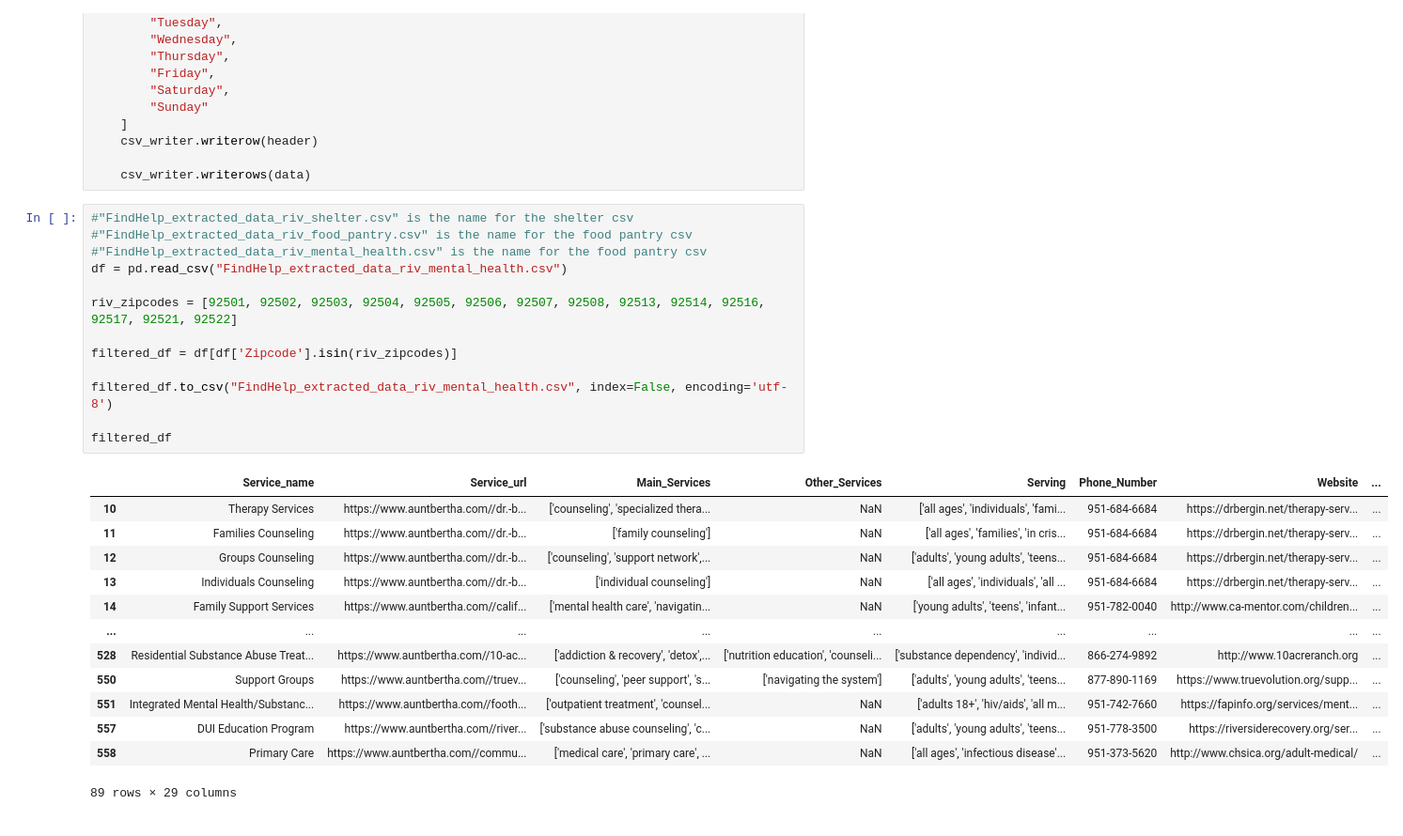
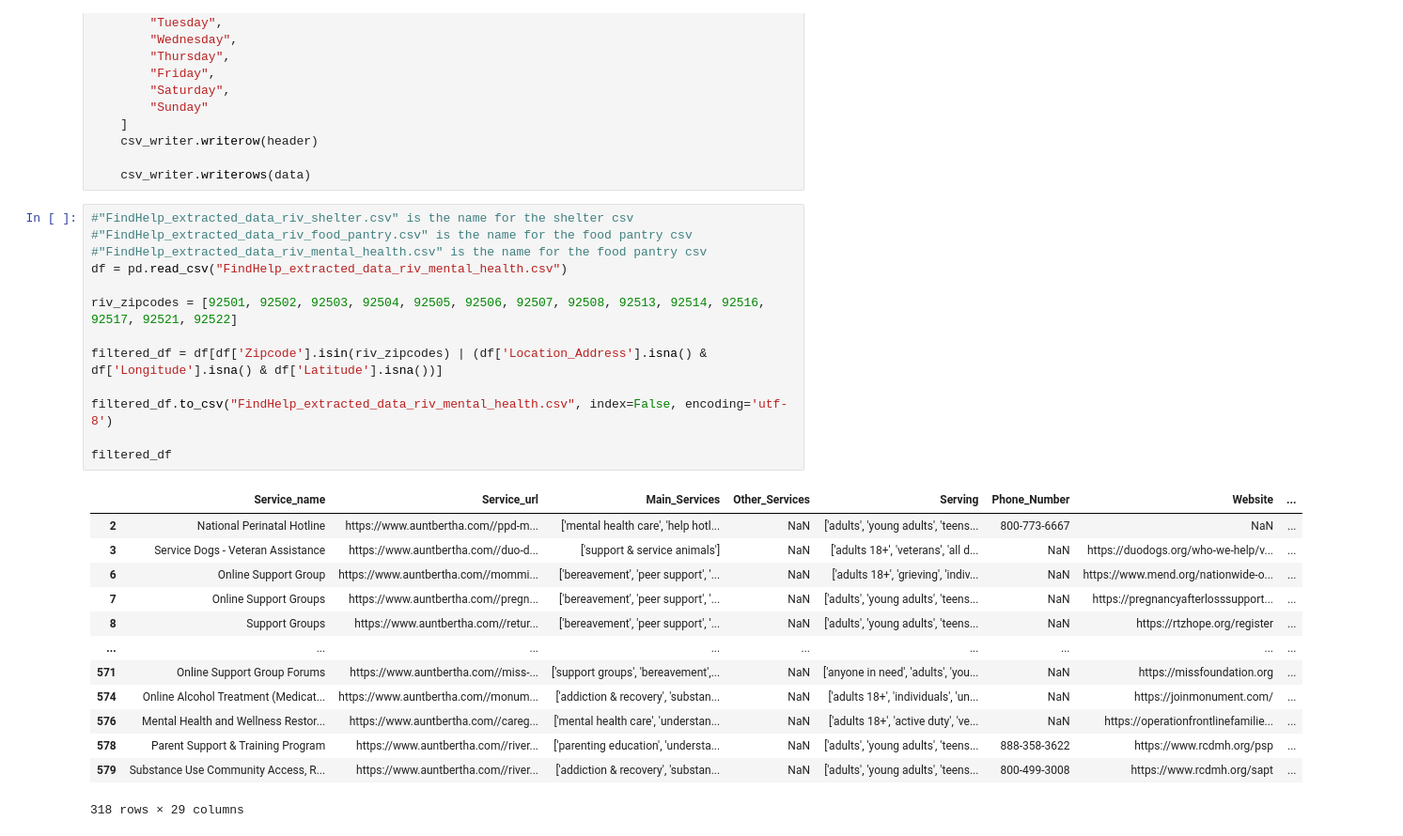
Before and after one commit to TregisD/Homeless_Services_Provider_Interface, a Jupyter notebook: Find_help_parser-Riv.ipynb, the cells around one changed output. Shown at 94% size. Cells and saved outputs as stored; diff of their text form.

Commit message:
Updated code and mental health CSV
Now contains online or hotline services

```diff
--- a/Find_help_parser-Riv.ipynb
+++ b/Find_help_parser-Riv.ipynb
@@ -419,27 +419,27 @@ with open(csv_filename, 'w', newline='', encoding='utf-8') as csv_file:
 # %%
 #"FindHelp_extracted_data_riv_shelter.csv" is the name for the shelter csv
 #"FindHelp_extracted_data_riv_food_pantry.csv" is the name for the food pantry csv
 #"FindHelp_extracted_data_riv_mental_health.csv" is the name for the food pantry csv
 df = pd.read_csv("FindHelp_extracted_data_riv_mental_health.csv")
 
 riv_zipcodes = [92501, 92502, 92503, 92504, 92505, 92506, 92507, 92508, 92513, 92514, 92516, 92517, 92521, 92522]
 
-filtered_df = df[df['Zipcode'].isin(riv_zipcodes)]
+filtered_df = df[df['Zipcode'].isin(riv_zipcodes) | (df['Location_Address'].isna() & df['Longitude'].isna() & df['Latitude'].isna())]
 
 filtered_df.to_csv("FindHelp_extracted_data_riv_mental_health.csv", index=False, encoding='utf-8')
 
 filtered_df
 # %% [output]
 |  | Service_name | Service_url | Main_Services | Other_Services | Serving | Phone_Number | Website | ... |
-| 10 | Therapy Services | https://www.auntbertha.com//dr.-b... | ['counseling', 'specialized thera... | NaN | ['all ages', 'individuals', 'fami... | 951-684-6684 | https://drbergin.net/therapy-serv... | ... |
-| 11 | Families Counseling | https://www.auntbertha.com//dr.-b... | ['family counseling'] | NaN | ['all ages', 'families', 'in cris... | 951-684-6684 | https://drbergin.net/therapy-serv... | ... |
-| 12 | Groups Counseling | https://www.auntbertha.com//dr.-b... | ['counseling', 'support network',... | NaN | ['adults', 'young adults', 'teens... | 951-684-6684 | https://drbergin.net/therapy-serv... | ... |
-| 13 | Individuals Counseling | https://www.auntbertha.com//dr.-b... | ['individual counseling'] | NaN | ['all ages', 'individuals', 'all ... | 951-684-6684 | https://drbergin.net/therapy-serv... | ... |
-| 14 | Family Support Services | https://www.auntbertha.com//calif... | ['mental health care', 'navigatin... | NaN | ['young adults', 'teens', 'infant... | 951-782-0040 | http://www.ca-mentor.com/children... | ... |
+| 2 | National Perinatal Hotline | https://www.auntbertha.com//ppd-m... | ['mental health care', 'help hotl... | NaN | ['adults', 'young adults', 'teens... | 800-773-6667 | NaN | ... |
+| 3 | Service Dogs - Veteran Assistance | https://www.auntbertha.com//duo-d... | ['support & service animals'] | NaN | ['adults 18+', 'veterans', 'all d... | NaN | https://duodogs.org/who-we-help/v... | ... |
+| 6 | Online Support Group | https://www.auntbertha.com//mommi... | ['bereavement', 'peer support', '... | NaN | ['adults 18+', 'grieving', 'indiv... | NaN | https://www.mend.org/nationwide-o... | ... |
+| 7 | Online Support Groups | https://www.auntbertha.com//pregn... | ['bereavement', 'peer support', '... | NaN | ['adults', 'young adults', 'teens... | NaN | https://pregnancyafterlosssupport... | ... |
+| 8 | Support Groups | https://www.auntbertha.com//retur... | ['bereavement', 'peer support', '... | NaN | ['adults', 'young adults', 'teens... | NaN | https://rtzhope.org/register | ... |
 | ... | ... | ... | ... | ... | ... | ... | ... | ... |
-| 528 | Residential Substance Abuse Treat... | https://www.auntbertha.com//10-ac... | ['addiction & recovery', 'detox',... | ['nutrition education', 'counseli... | ['substance dependency', 'individ... | 866-274-9892 | http://www.10acreranch.org | ... |
-| 550 | Support Groups | https://www.auntbertha.com//truev... | ['counseling', 'peer support', 's... | ['navigating the system'] | ['adults', 'young adults', 'teens... | 877-890-1169 | https://www.truevolution.org/supp... | ... |
-| 551 | Integrated Mental Health/Substanc... | https://www.auntbertha.com//footh... | ['outpatient treatment', 'counsel... | NaN | ['adults 18+', 'hiv/aids', 'all m... | 951-742-7660 | https://fapinfo.org/services/ment... | ... |
-| 557 | DUI Education Program | https://www.auntbertha.com//river... | ['substance abuse counseling', 'c... | NaN | ['adults', 'young adults', 'teens... | 951-778-3500 | https://riversiderecovery.org/ser... | ... |
-| 558 | Primary Care | https://www.auntbertha.com//commu... | ['medical care', 'primary care', ... | NaN | ['all ages', 'infectious disease'... | 951-373-5620 | http://www.chsica.org/adult-medical/ | ... |
+| 571 | Online Support Group Forums | https://www.auntbertha.com//miss-... | ['support groups', 'bereavement',... | NaN | ['anyone in need', 'adults', 'you... | NaN | https://missfoundation.org | ... |
+| 574 | Online Alcohol Treatment (Medicat... | https://www.auntbertha.com//monum... | ['addiction & recovery', 'substan... | NaN | ['adults 18+', 'individuals', 'un... | NaN | https://joinmonument.com/ | ... |
+| 576 | Mental Health and Wellness Restor... | https://www.auntbertha.com//careg... | ['mental health care', 'understan... | NaN | ['adults 18+', 'active duty', 've... | NaN | https://operationfrontlinefamilie... | ... |
+| 578 | Parent Support & Training Program | https://www.auntbertha.com//river... | ['parenting education', 'understa... | NaN | ['adults', 'young adults', 'teens... | 888-358-3622 | https://www.rcdmh.org/psp | ... |
+| 579 | Substance Use Community Access, R... | https://www.auntbertha.com//river... | ['addiction & recovery', 'substan... | NaN | ['adults', 'young adults', 'teens... | 800-499-3008 | https://www.rcdmh.org/sapt | ... |
-89 rows × 29 columns
+318 rows × 29 columns
```
Also changed, not shown: 1 other file.
